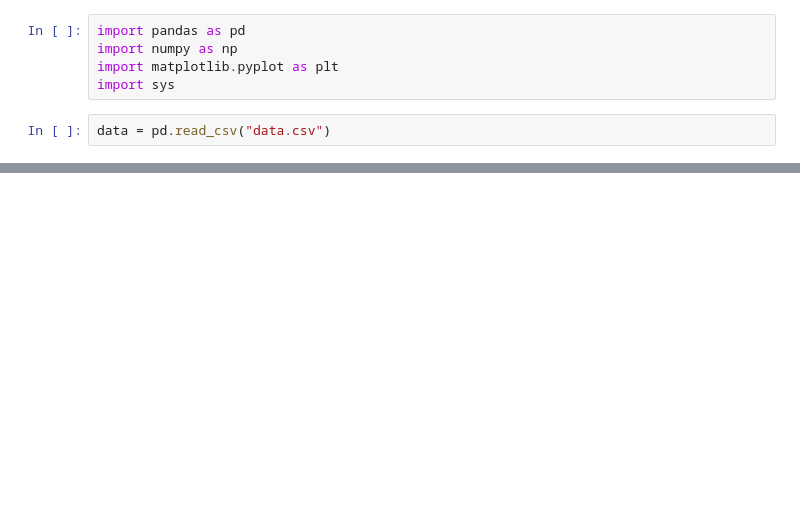
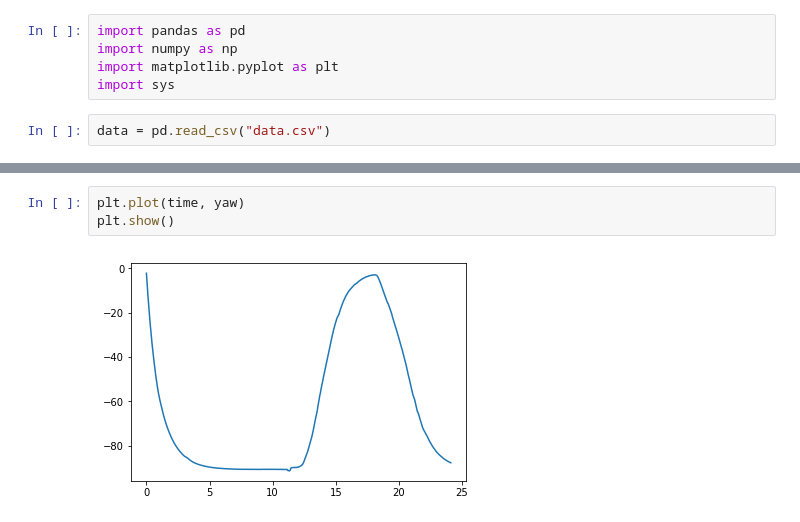
Before and after one commit to davidssand/Starla, a Jupyter notebook: Collected_data/all_data.ipynb, the cells around one changed output, grey strips where cells are left out. Cells and saved outputs as stored; diff of their text form; blank space fills up the shorter version.

```diff
--- a/Collected_data/all_data.ipynb
+++ b/Collected_data/all_data.ipynb
@@ -46,0 +54,5 @@ plt.show()
+# %%
+plt.plot(time, yaw)
+plt.show()
+# %% [output]
+[figure, added]
```
Also changed, not shown: parts of 9 cells of this notebook, 6 other files.
